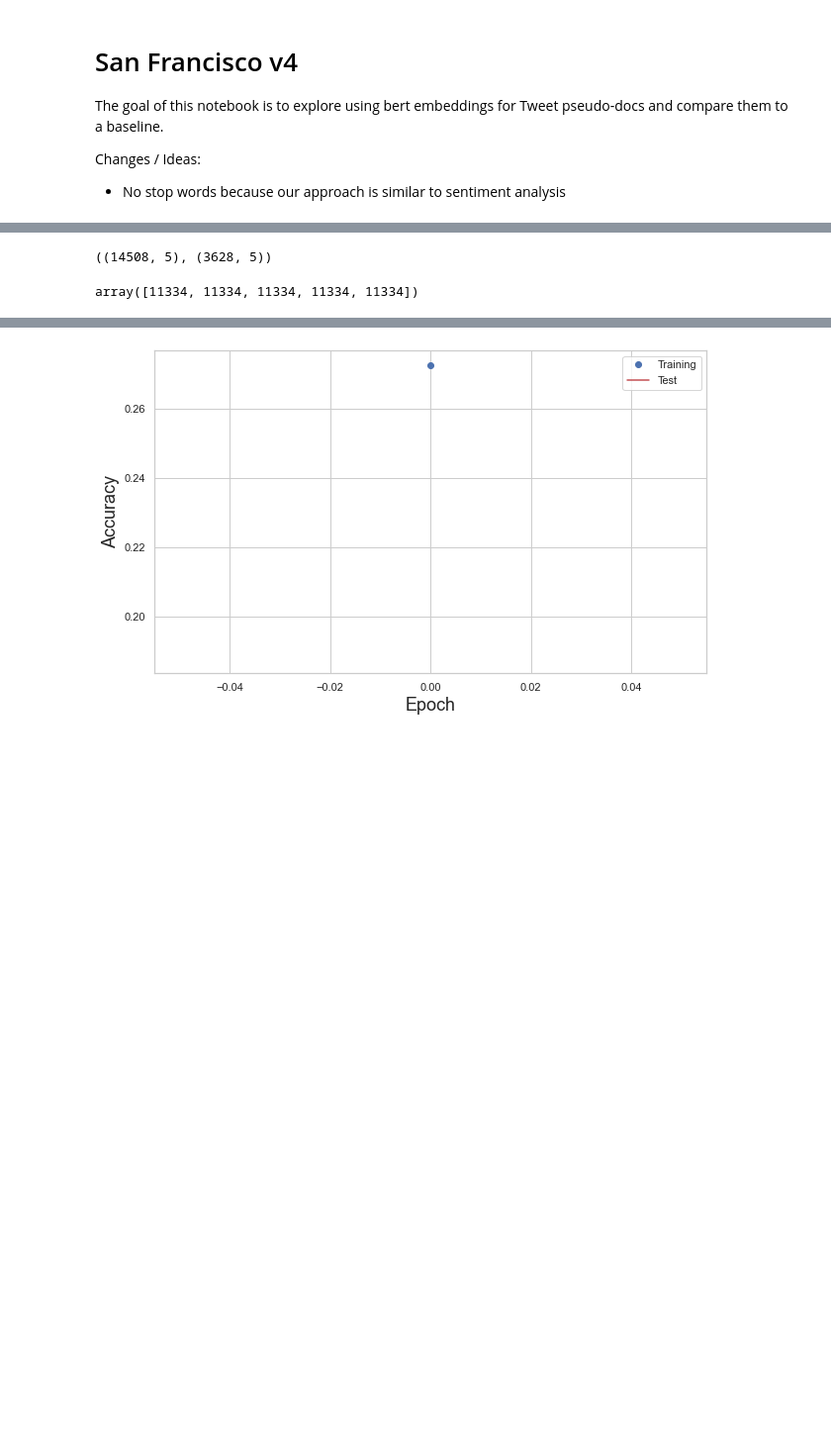
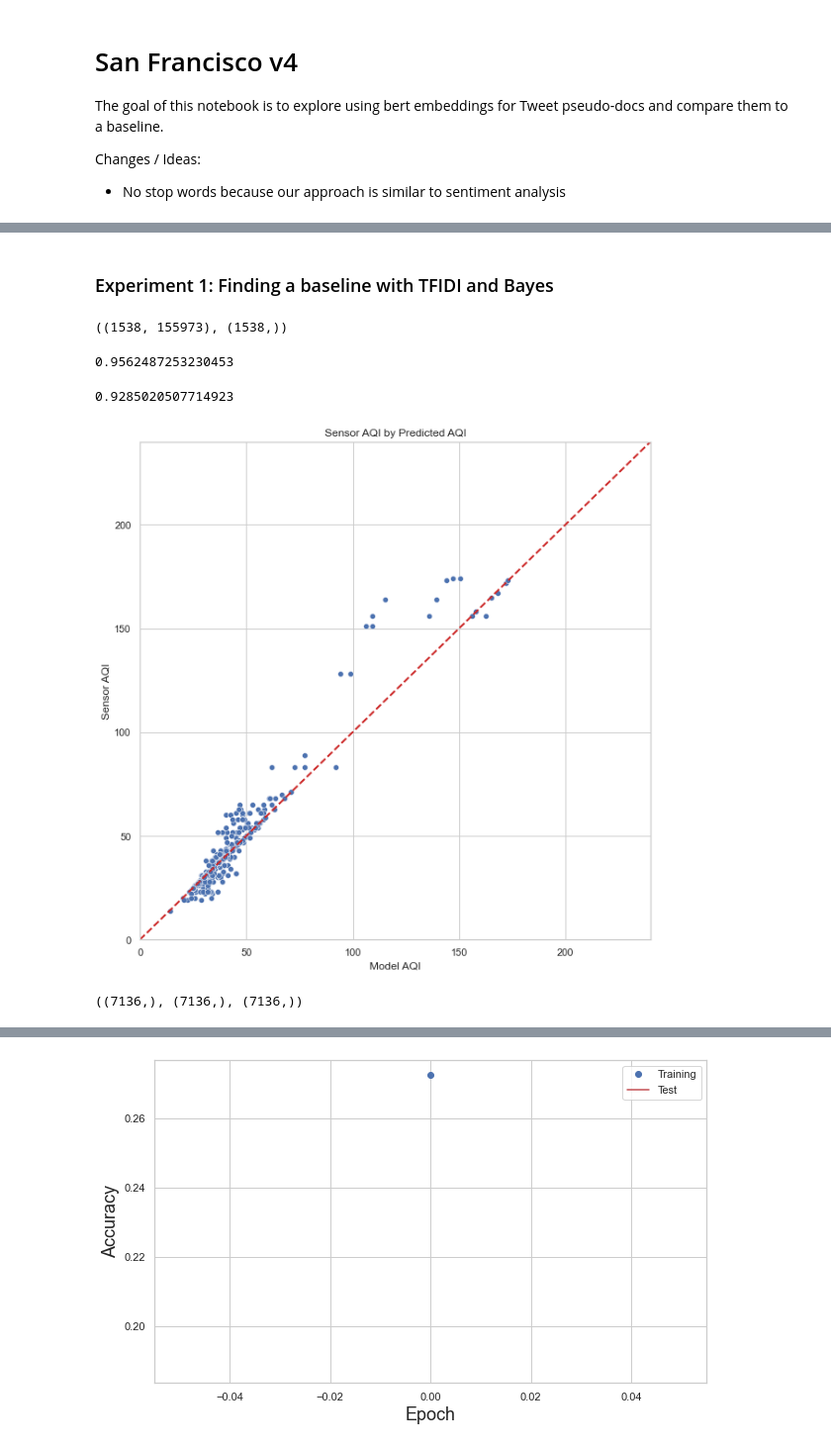
Before and after one commit to zcalhoun/wildfire, a Jupyter notebook: notebooks/san-francisco-v4.ipynb, the cells around one changed output, grey strips where cells are left out. Shown: that part at 99% size. Drawn from its saved outputs; the diff is of its cells as text; code cells hidden in the pictures; blank space fills up the shorter version.

```diff
--- a/notebooks/san-francisco-v4.ipynb
+++ b/notebooks/san-francisco-v4.ipynb
@@ -191,15 +198,48 @@ X_train.shape, X_test.shape, len(word_index)
+# %% [markdown]
+### Experiment 1: Finding a baseline with TFIDI and Bayes
 # %%
-enc = OneHotEncoder().fit(train_df['Category'].to_numpy().reshape((-1, 1)))
-y_train = enc.transform(train_df['Category'].to_numpy().reshape((-1, 1))).todense()
-y_test = enc.transform(test_df['Category'].to_numpy().reshape((-1, 1))).todense()
-
-y_train.shape, y_test.shape
+# min_df sets the min document frequency for accepted words
+tf_vect = TfidfVectorizer(min_df=2).fit(X_train)
+X_train_enc = tf_vect.transform(X_train)
+X_test_enc = tf_vect.transform(X_test)
-# %% [output]
-((14508, 5), (3628, 5))
-# %%
-X_train, y_train = over_sampling.RandomOverSampler('not majority').fit_resample(X_train, y_train)
-#X_train, y_train = under_sampling.RandomUnderSampler('majority').fit_resample(X_train, y_train)
-# %%
-y_train.sum(axis=0)
-# %% [output]
-array([11334, 11334, 11334, 11334, 11334])
+# %%
+X_train_enc.shape, X_train.shape
+# %% [output]
+((1538, 155973), (1538,))
+# %%
+from sklearn.neighbors import KNeighborsRegressor
+
+# Fit Regression model
+knn_model = KNeighborsRegressor(n_neighbors=5, n_jobs=-1).fit(X_train_enc, y_train)
+# %%
+y_pred = knn_model.predict(X_train_enc)
+knn_model.score(X_train_enc, y_train)
+# %% [output]
+0.9562487253230453
+# %%
+y_pred_test = knn_model.predict(X_test_enc)
+knn_model.score(X_test_enc, y_test)
+# %% [output]
+0.9285020507714923
+# %%
+# Plots predictions by their true value
+def plot_reference(y_pred, y_train, draw_ref=True):
+    # Draw reference lines
+    if draw_ref:
+        X = np.linspace(0, 240, 240)
+        plt.plot(X, X, '--', color="#cc2727", linewidth=2)
+
+    plot = sns.scatterplot(x=y_pred, y=y_train)
+
+    # Set plot style
+    plot.set(ylim=(0, 240))
+    plot.set(xlim=(0,240))
+
+    plot.set_title("Sensor AQI by Predicted AQI")
+    plot.set_ylabel("Sensor AQI", fontsize = 12)
+    plot.set_xlabel("Model AQI", fontsize = 12)
+
+# plot_reference(y_pred, y_train)
+plot_reference(y_pred_test, y_test)
+# %% [output]
+[figure, added]
@@ -205,0 +280,5 @@ array([11334, 11334, 11334, 11334, 11334])
+# %%
+#plt.bar(words.tolist(), hi_dist)
+words.shape, hi_dist.shape, lo_dist.shape
+# %% [output]
+((7136,), (7136,), (7136,))
```
Also changed, not shown: parts of 27 cells of this notebook.
